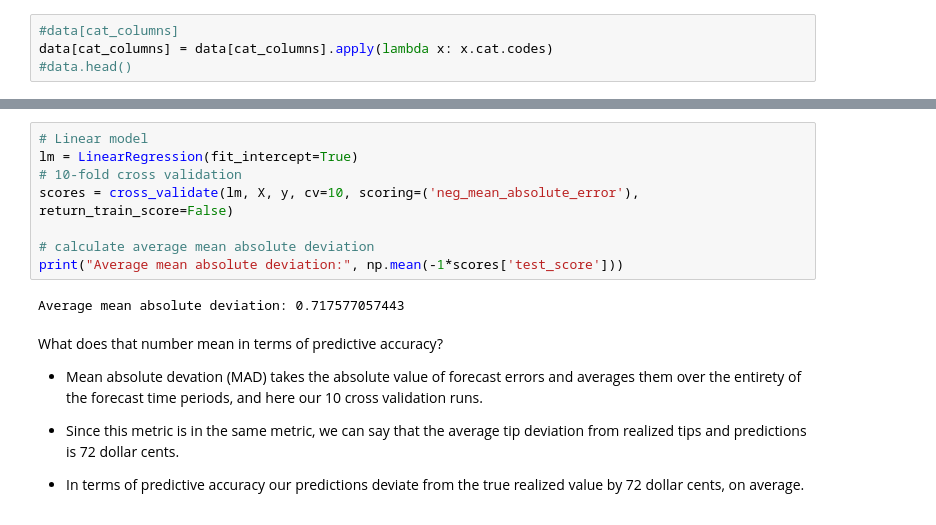
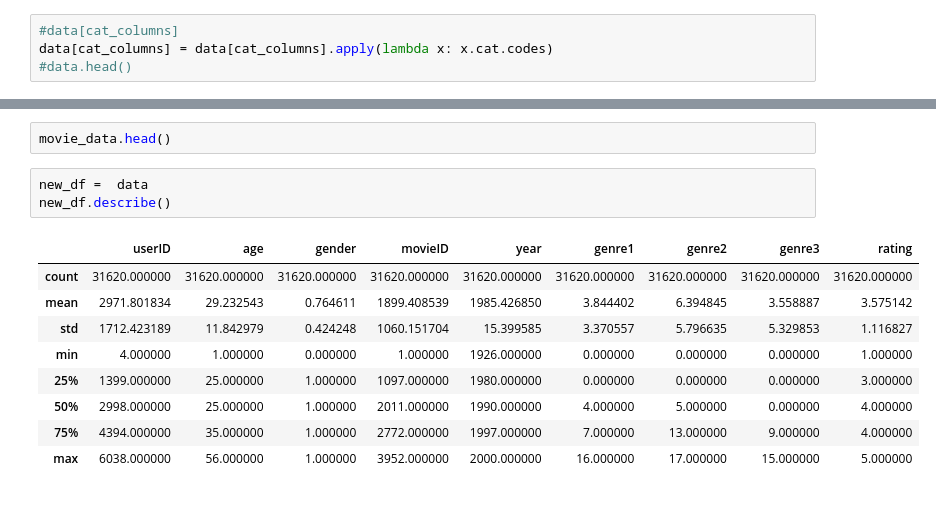
Before and after one commit to tobikuhlmann/movie-recommendation-lab, a Jupyter notebook: movie_lab_4.ipynb, the cells around one changed output, grey strips where cells are left out. Cells and saved outputs as stored; diff of their text form.

```diff
--- a/movie_lab_4.ipynb
+++ b/movie_lab_4.ipynb
@@ -178,16 +73,15 @@ Just because the model fit the data set doesn't mean it's very predictive. Run a
-# %%
-# Linear model
-lm = LinearRegression(fit_intercept=True)
-# 10-fold cross validation
-scores = cross_validate(lm, X, y, cv=10, scoring=('neg_mean_absolute_error'), return_train_score=False)
-
-# calculate average mean absolute deviation
-print("Average mean absolute deviation:", np.mean(-1*scores['test_score']))
-# %% [output]
-Average mean absolute deviation: 0.717577057443
-# %% [markdown]
-What does that number mean in terms of predictive accuracy?
-- Mean absolute devation (MAD) takes the absolute value of forecast errors and averages them over the entirety of the forecast time periods, and here our 10 cross validation runs.
-
-- Since this metric is in the same metric, we can say that the average tip deviation from realized tips and predictions is 72 dollar cents.
-- In terms of predictive accuracy our predictions deviate from the true realized value by 72 dollar cents, on average.
+# %%
+movie_data.head()
+# %%
+new_df =  data
+new_df.describe()
+# %% [output]
+|  | userID | age | gender | movieID | year | genre1 | genre2 | genre3 | rating |
+| count | 31620.000000 | 31620.000000 | 31620.000000 | 31620.000000 | 31620.000000 | 31620.000000 | 31620.000000 | 31620.000000 | 31620.000000 |
+| mean | 2971.801834 | 29.232543 | 0.764611 | 1899.408539 | 1985.426850 | 3.844402 | 6.394845 | 3.558887 | 3.575142 |
+| std | 1712.423189 | 11.842979 | 0.424248 | 1060.151704 | 15.399585 | 3.370557 | 5.796635 | 5.329853 | 1.116827 |
+| min | 4.000000 | 1.000000 | 0.000000 | 1.000000 | 1926.000000 | 0.000000 | 0.000000 | 0.000000 | 1.000000 |
+| 25% | 1399.000000 | 25.000000 | 1.000000 | 1097.000000 | 1980.000000 | 0.000000 | 0.000000 | 0.000000 | 3.000000 |
+| 50% | 2998.000000 | 25.000000 | 1.000000 | 2011.000000 | 1990.000000 | 4.000000 | 5.000000 | 0.000000 | 4.000000 |
+| 75% | 4394.000000 | 35.000000 | 1.000000 | 2772.000000 | 1997.000000 | 7.000000 | 13.000000 | 9.000000 | 4.000000 |
+| max | 6038.000000 | 56.000000 | 1.000000 | 3952.000000 | 2000.000000 | 16.000000 | 17.000000 | 15.000000 | 5.000000 |
```
Also changed, not shown: parts of 30 cells of this notebook, 1 other file.
